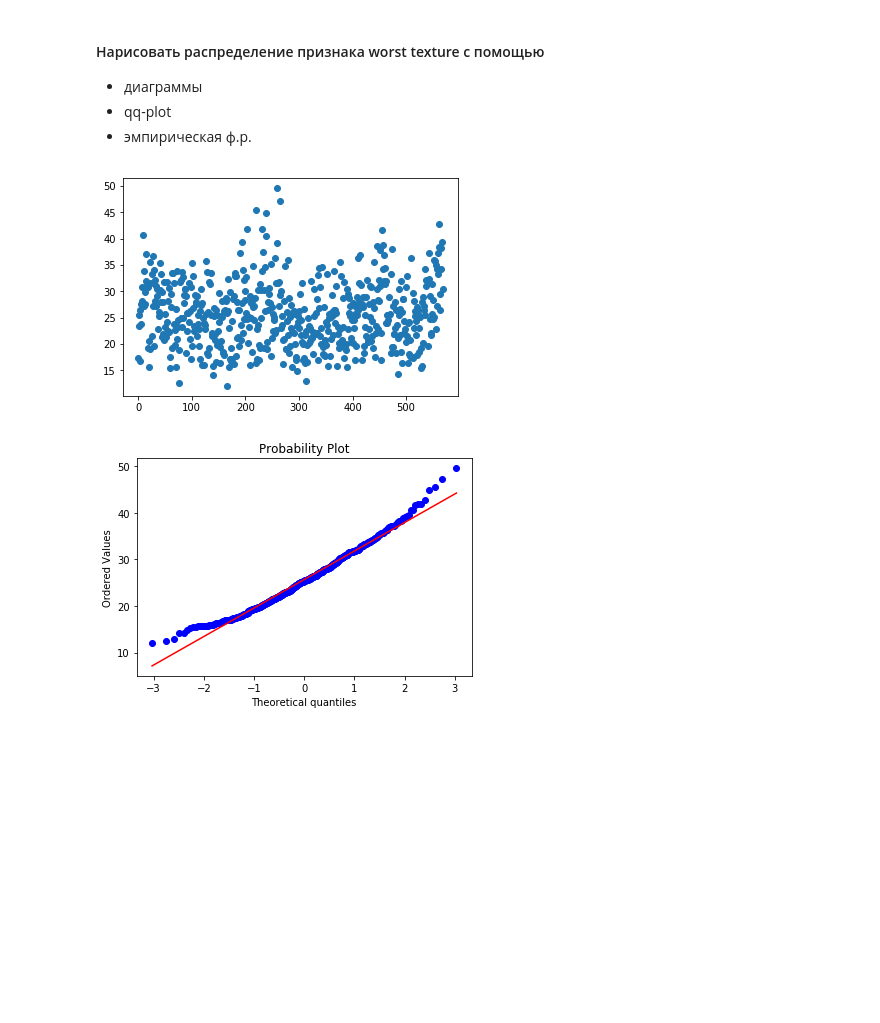
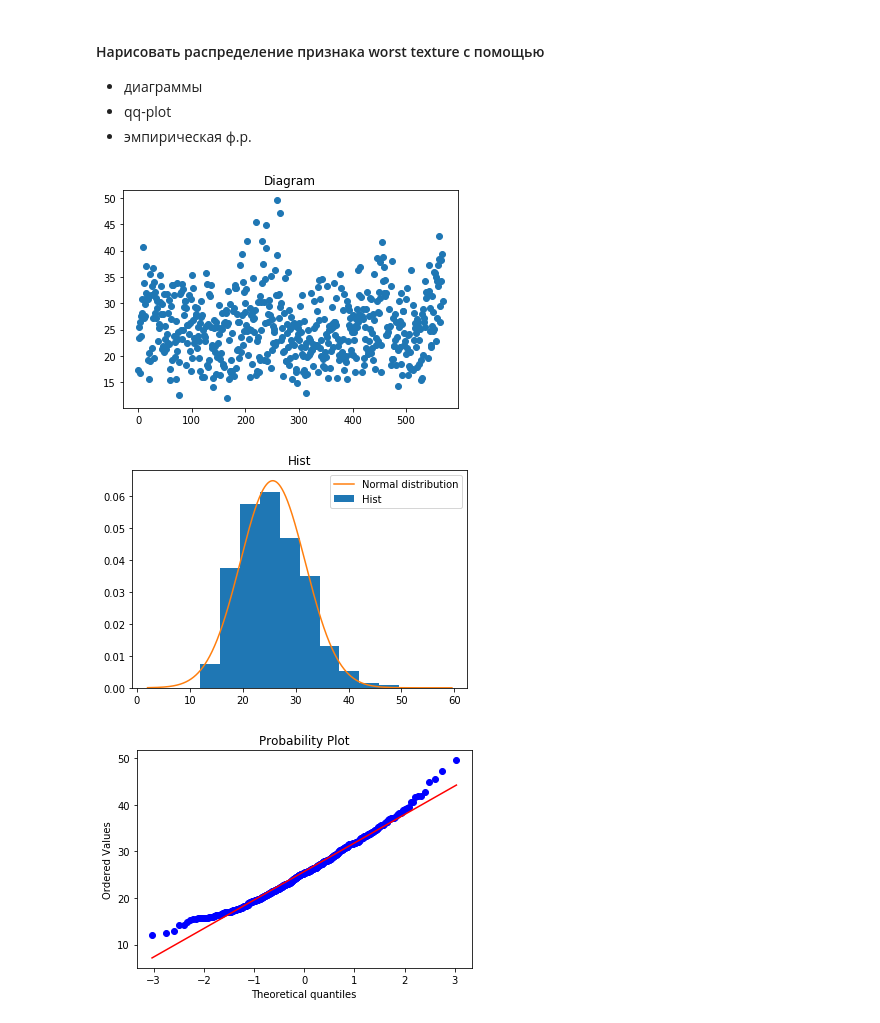
Before and after one commit to alexpon92/ntlg_test, a Jupyter notebook: Python/hw_11/hw_case_study.ipynb, the cells around one changed output. Saved outputs shown, nothing was run; the diff lists cells and outputs as text; code cells hidden in the pictures; blank space fills up the shorter version.

```diff
--- a/Python/hw_11/hw_case_study.ipynb
+++ b/Python/hw_11/hw_case_study.ipynb
@@ -137,9 +137,22 @@ print(f'Выбранную гипотезу придется откинуть,
 - диаграммы
 - qq-plot
 - эмпирическая ф.р.
-# %%
-plt.plot(df['worst texture'], linestyle="",marker="o")
-plt.show()
-# %% [output]
-[figure, removed]
+# %%
+#diagram and hist
+plt.title('Diagram')
+plt.plot(df['worst texture'], linestyle="",marker="o")
+plt.show()
+
+#hist
+x = np.linspace(df['worst texture'].min() - 10, df['worst texture'].max() + 10, 10000)
+vals = stats.norm(df['worst texture'].mean(), df['worst texture'].var() ** 0.5).pdf(x)
+
+plt.title('Hist')
+plt.hist(df['worst texture'], label="Hist", density=True)
+plt.plot(x, vals, label="Normal distribution")
+plt.legend(loc='best')
+plt.show()
+# %% [output]
+[figure, added]
+[figure, added]
 # %%
```
Also changed, not shown: parts of 3 cells of this notebook.
